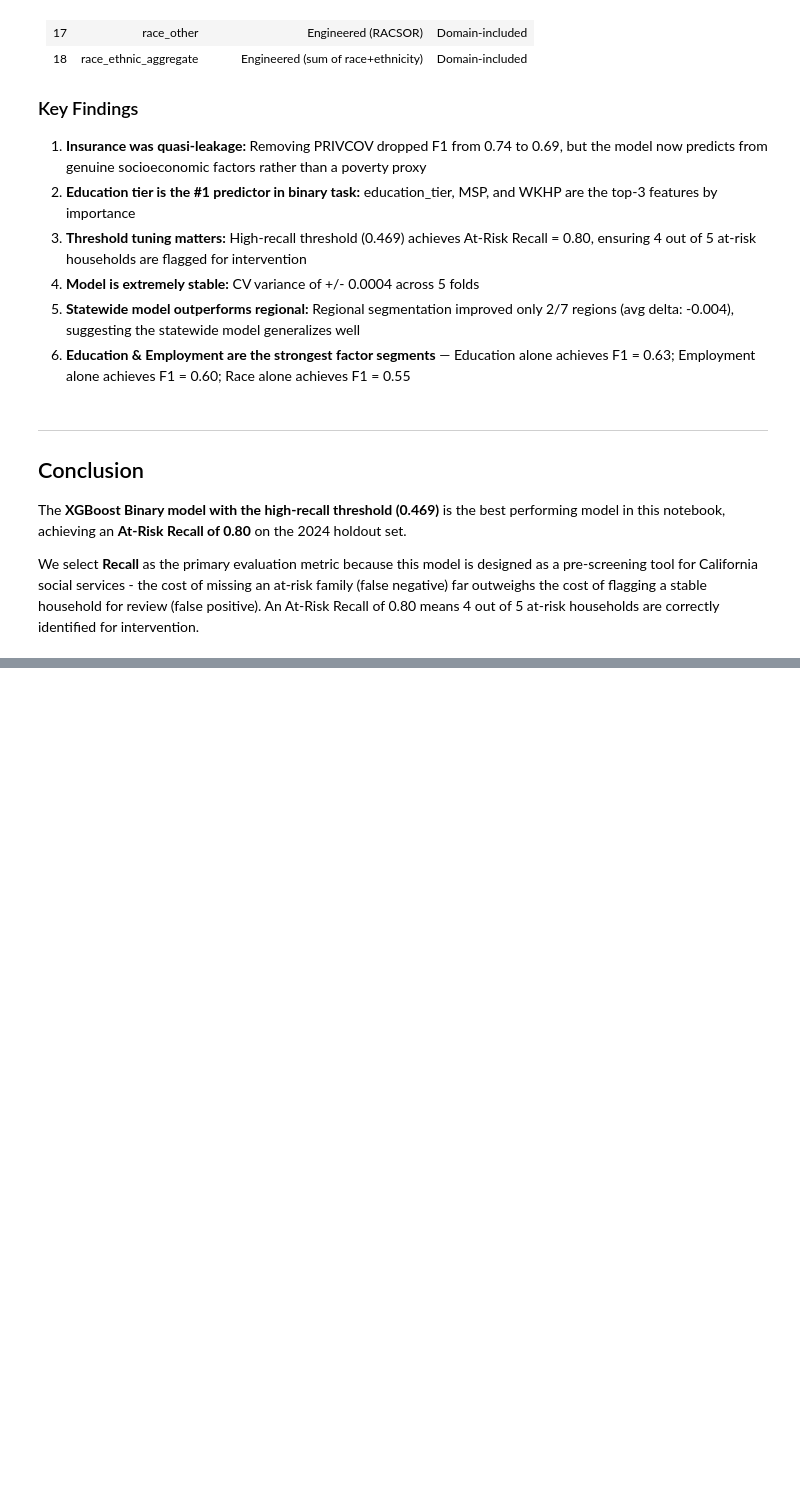
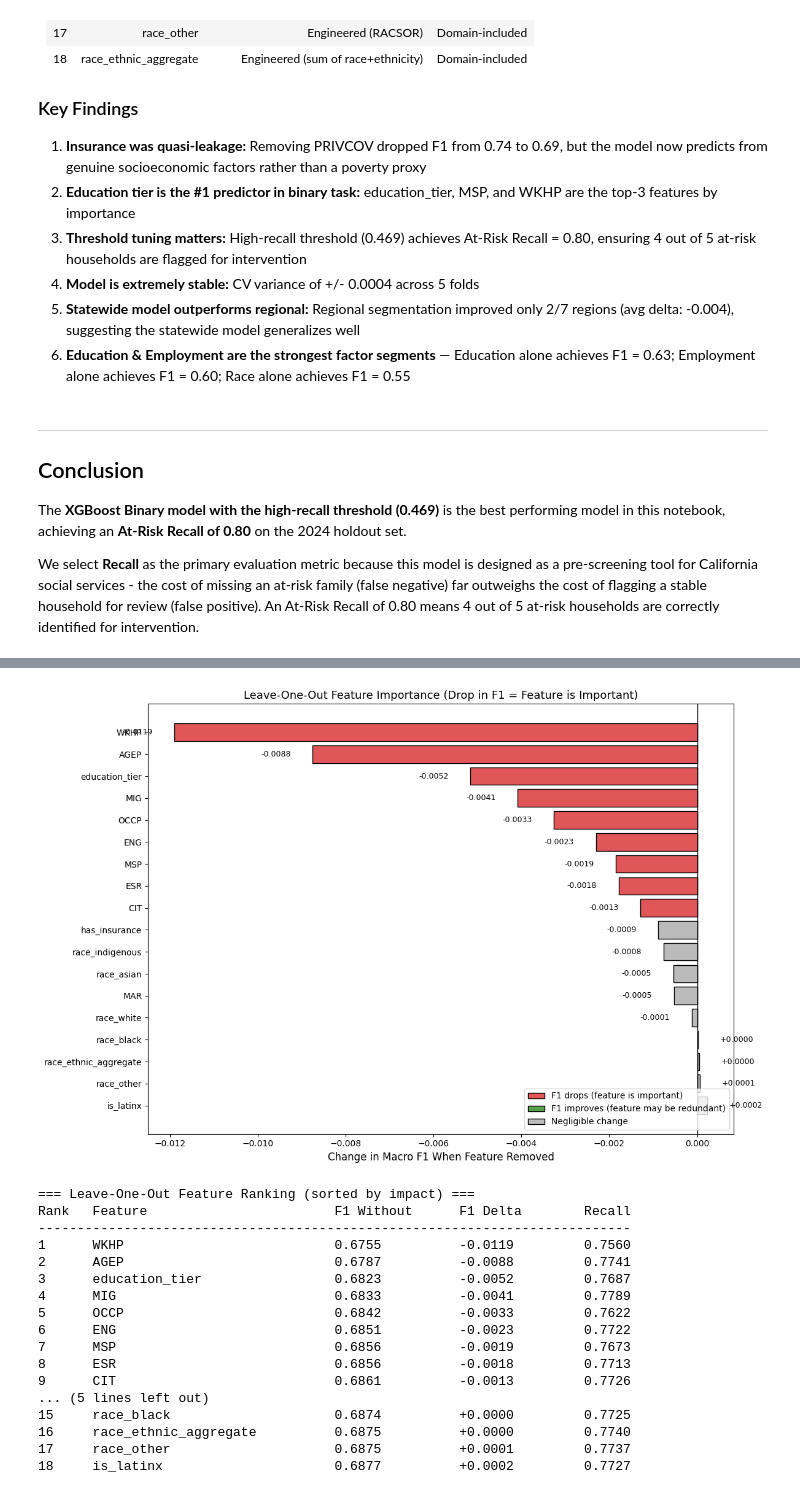
Before and after one commit to ingridalt/DSC-288R-CAPSTONE, a Jupyter notebook: 4_Models/4c_XGBoost_Model.ipynb, the cells around one changed output, grey strips where cells are left out. Cells and saved outputs as stored; diff of their text form; code cells hidden in the pictures; blank space fills up the shorter version.

```diff
--- a/4_Models/4c_XGBoost_Model.ipynb
+++ b/4_Models/4c_XGBoost_Model.ipynb
@@ -1025,0 +1242,58 @@ We select **Recall** as the primary evaluation metric because this model is desi
+# %%
+# Visualize Leave-One-Out results
+fig, ax = plt.subplots(figsize=(12, 8))
+
+colors = ['#e15759' if d < -0.001 else ('#59a14f' if d > 0.001 else '#bbb')
+          for d in loo_df['F1_Delta']]
+
+bars = ax.barh(loo_df['Feature_Removed'], loo_df['F1_Delta'], color=colors, edgecolor='black')
+
+ax.axvline(x=0, color='black', linewidth=1)
+ax.set_xlabel('Change in Macro F1 When Feature Removed', fontsize=12)
+ax.set_title('Leave-One-Out Feature Importance (Drop in F1 = Feature is Important)', fontsize=13)
+ax.invert_yaxis()
+
+# Add value labels
+for i, (feat, delta) in enumerate(zip(loo_df['Feature_Removed'], loo_df['F1_Delta'])):
+    ax.text(delta + (0.0005 if delta >= 0 else -0.0005), i,
+            f'{delta:+.4f}', va='center', fontsize=9,
+            ha='left' if delta >= 0 else 'right')
+
+# Legend
+from matplotlib.patches import Patch
+legend_elements = [
+    Patch(facecolor='#e15759', edgecolor='black', label='F1 drops (feature is important)'),
+    Patch(facecolor='#59a14f', edgecolor='black', label='F1 improves (feature may be redundant)'),
+    Patch(facecolor='#bbb', edgecolor='black', label='Negligible change'),
+]
+ax.legend(handles=legend_elements, loc='lower right')
+
+plt.tight_layout()
+plt.savefig('../3_Data_Preprocessing/preprocessing_data/leave_one_out_importance.png', dpi=150, bbox_inches='tight')
+plt.show()
+
+# Print ranked table
+print('\n=== Leave-One-Out Feature Ranking (sorted by impact) ===')
+print(f'{"Rank":<6} {"Feature":<30} {"F1 Without":<15} {"F1 Delta":<15} {"Recall":<10}')
+print('-' * 76)
+for rank, (_, row) in enumerate(loo_df.iterrows(), 1):
+    print(f'{rank:<6} {row["Feature_Removed"]:<30} {row["Macro_F1"]:<15.4f} {row["F1_Delta"]:<+15.4f} {row["AtRisk_Recall"]:<10.4f}')
+# %% [output]
+[figure, added]
+=== Leave-One-Out Feature Ranking (sorted by impact) ===
+Rank   Feature                        F1 Without      F1 Delta        Recall
+----------------------------------------------------------------------------
+1      WKHP                           0.6755          -0.0119         0.7560
+2      AGEP                           0.6787          -0.0088         0.7741
+3      education_tier                 0.6823          -0.0052         0.7687
+4      MIG                            0.6833          -0.0041         0.7789
+5      OCCP                           0.6842          -0.0033         0.7622
+6      ENG                            0.6851          -0.0023         0.7722
+7      MSP                            0.6856          -0.0019         0.7673
+8      ESR                            0.6856          -0.0018         0.7713
+9      CIT                            0.6861          -0.0013         0.7726
+... (5 lines left out)
+15     race_black                     0.6874          +0.0000         0.7725
+16     race_ethnic_aggregate          0.6875          +0.0000         0.7740
+17     race_other                     0.6875          +0.0001         0.7737
+18     is_latinx                      0.6877          +0.0002         0.7727
```
Also changed, not shown: parts of 27 cells of this notebook, 9 other files.
